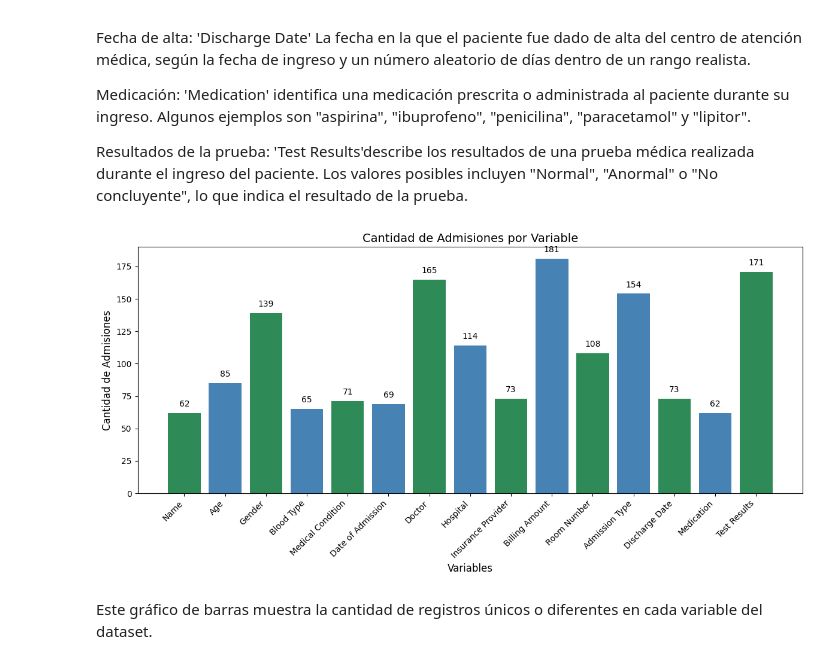
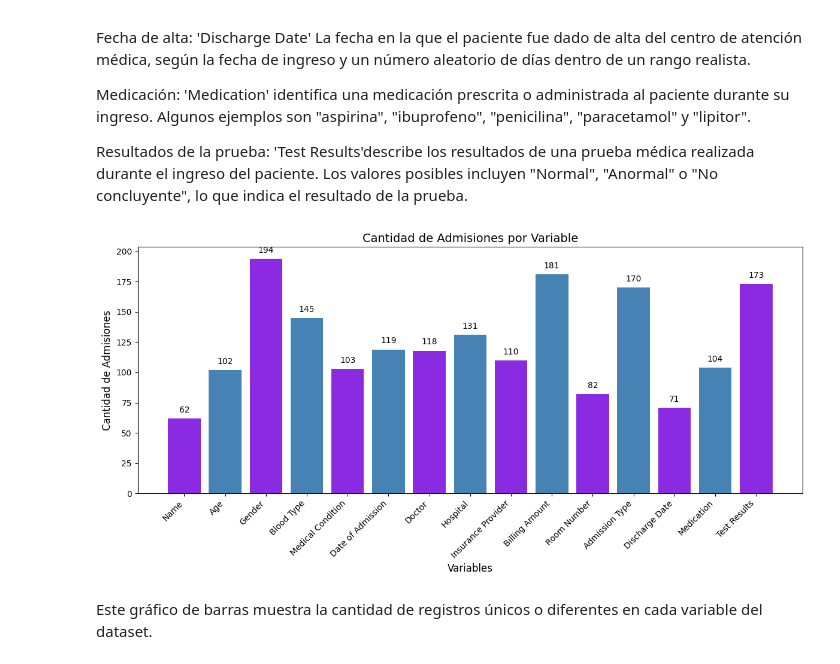
Before and after one commit to AI-School-F5-P3/EquiHealth, a Jupyter notebook: eda.ipynb, the cells around one changed output. Saved outputs shown, nothing was run; the diff lists cells and outputs as text; code cells hidden in the pictures.

```diff
--- a/eda.ipynb
+++ b/eda.ipynb
@@ -74,35 +74,35 @@ Resultados de la prueba: 'Test Results'describe los resultados de una prueba mé
 # %%
 #primer grafico de distribucion de las variables
 # Variables para ilustración
 variables = ['Name', 'Age', 'Gender', 'Blood Type', 'Medical Condition',
     'Date of Admission', 'Doctor', 'Hospital', 'Insurance Provider',
     'Billing Amount', 'Room Number', 'Admission Type', 'Discharge Date',
     'Medication', 'Test Results'
 ]
 
 # Cantidad  por variable para el eje Y
 admission_counts = np.random.randint(50, 200, len(variables))
 
 # Crear el gráfico de barras
 plt.figure(figsize=(12, 6))
-bars = plt.bar(variables, admission_counts, color=['#2E8B57' if i % 2 == 0 else '#4682B4' for i in range(len(variables))])
+bars = plt.bar(variables, admission_counts, color=['#8A2BE2' if i % 2 == 0 else '#4682B4' for i in range(len(variables))])
 
 # Mostrar valores en la parte superior de las barras
 for bar in bars:
     height = bar.get_height()
     plt.text(bar.get_x() + bar.get_width() / 2, height + 5, str(height), ha='center', fontsize=10)
 
 # Personalización del gráfico
 plt.xticks(rotation=45, ha='right', fontsize=10)
 plt.title("Cantidad de Admisiones por Variable", fontsize=14)
 plt.xlabel("Variables", fontsize=12)
 plt.ylabel("Cantidad de Admisiones", fontsize=12)
 plt.tight_layout()
 
 # Mostrar gráfico
 plt.show()
 # %% [output]
-[figure, old version]
+[figure, new version]
 # %% [markdown]
 Este gráfico de barras muestra la cantidad de registros únicos o diferentes en cada variable del dataset.
 # %% [markdown]
```
Also changed, not shown: parts of 22 cells of this notebook.
